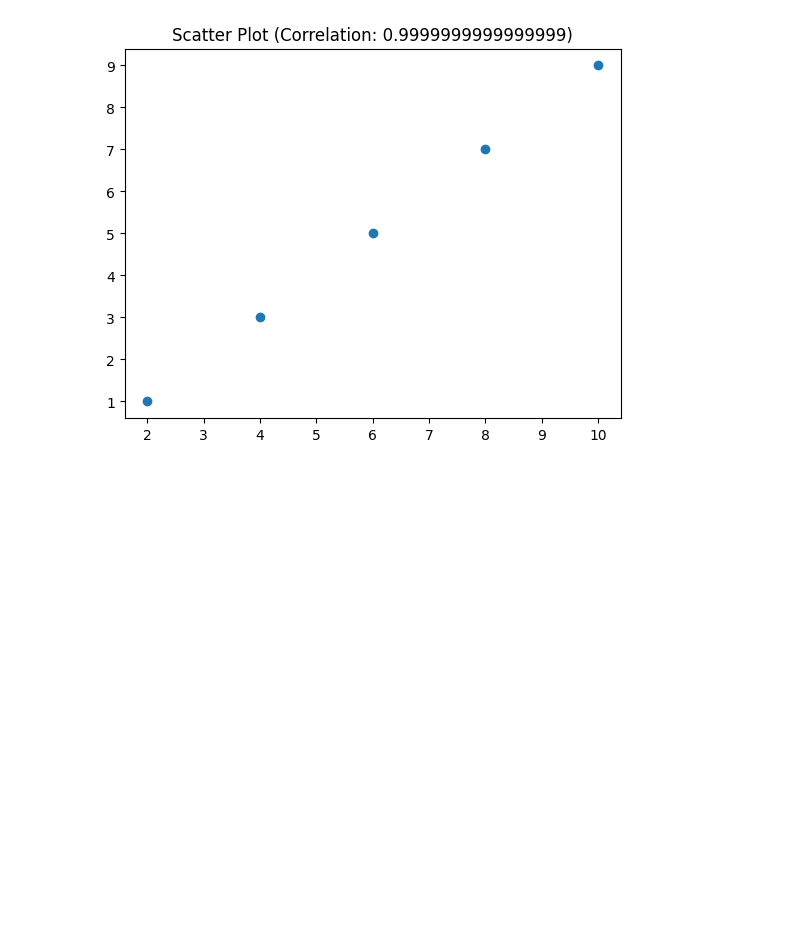
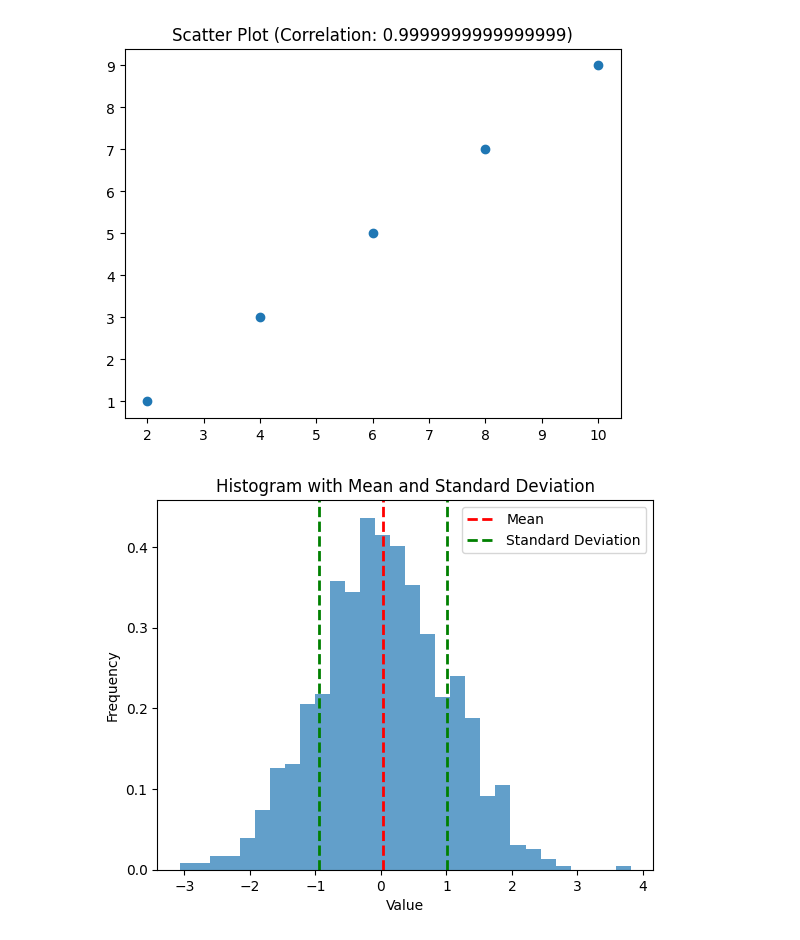
Before and after one commit to PHCoder05/advance-python-practice, a Jupyter notebook: statitical_functions.ipynb, the cells around one changed output. Drawn from its saved outputs; the diff is of its cells as text; code cells hidden in the pictures; blank space fills up the shorter version.

```diff
--- a/statitical_functions.ipynb
+++ b/statitical_functions.ipynb
@@ -84,3 +84,24 @@ plt.title(f'Scatter Plot (Correlation: {correlation})')
 plt.show()
 # %% [output]
 [figure]
+# %%
+import matplotlib.pyplot as plt
+import numpy as np
+
+data = np.random.randn(1000)
+
+plt.hist(data, bins=30, density=True, alpha=0.7)
+plt.xlabel('Value')
+plt.ylabel('Frequency')
+plt.title('Histogram with Mean and Standard Deviation')
+
+mean = np.mean(data)
+std = np.std(data)
+plt.axvline(mean, color='r', linestyle='dashed', linewidth=2, label='Mean')
+plt.axvline(mean + std, color='g', linestyle='dashed', linewidth=2, label='Standard Deviation')
+plt.axvline(mean - std, color='g', linestyle='dashed', linewidth=2)
+
+plt.legend()
+plt.show()
+# %% [output]
+[figure, added]
```
Also changed, not shown: parts of 2 cells of this notebook.
